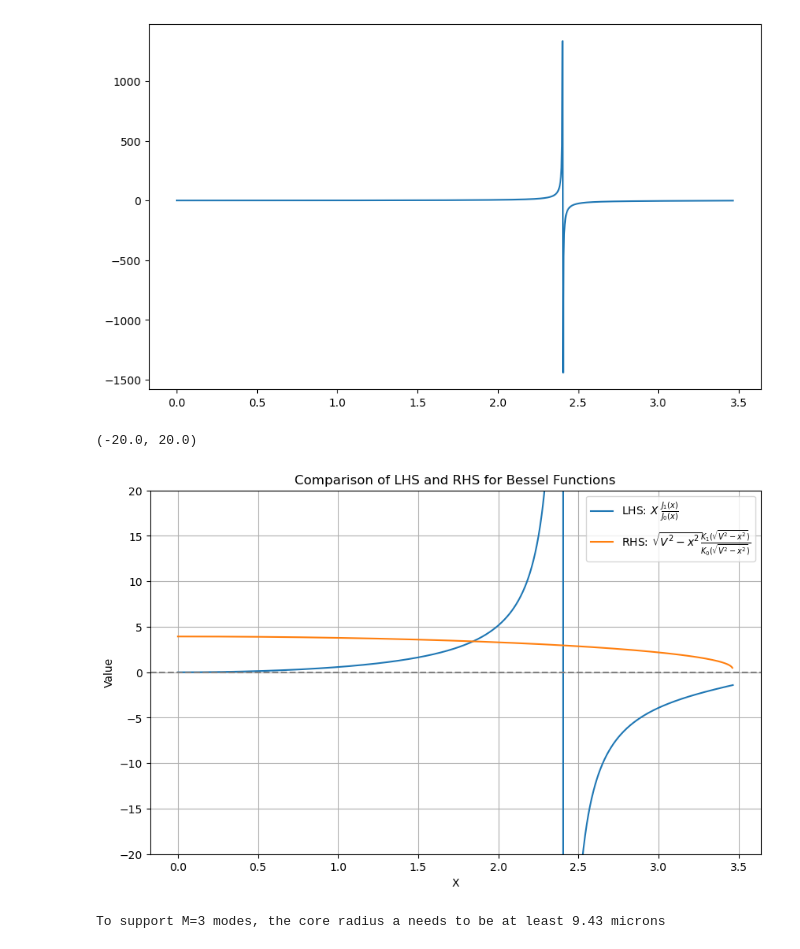
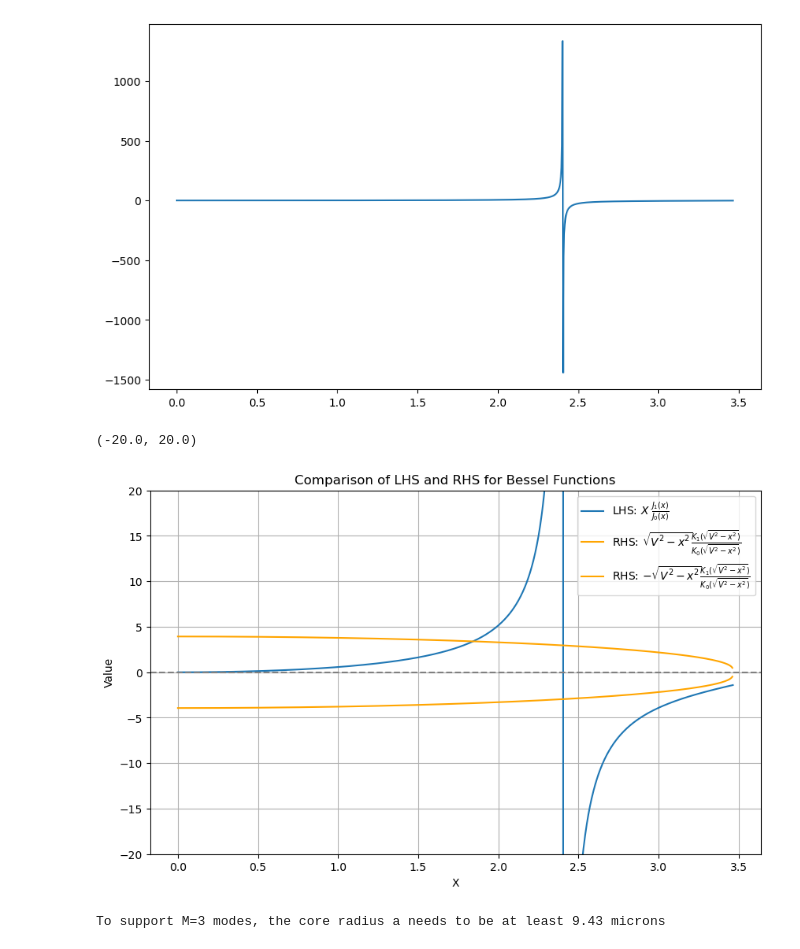
Before and after one commit to TongyueLiu/OH-Suppression-MRes-Project, a Jupyter notebook: Calculating Electric Field Properties.ipynb, the cells around one changed output. Saved outputs shown, nothing was run; the diff lists cells and outputs as text; code cells hidden in the pictures.

```diff
--- a/Calculating Electric Field Properties.ipynb
+++ b/Calculating Electric Field Properties.ipynb
@@ -440,6 +553,7 @@ Y_m3 = np.sqrt((V_m3)**2 - X_m3**2)
 # Note: jv(v, z) represent first kind of Bessel function of order v and argument z is the input value, z = X * r / a
 LHS_m3 = X_m3 * jv(1, X_m3) / jv(0, X_m3)
 RHS_m3 = Y_m3 * kv(1, Y_m3) / kv(0, Y_m3)
+RHS_m3_minus = - Y_m3 * kv(1, Y_m3) / kv(0, Y_m3)
 # %%
 # Plot the left-hand side and right-hand side of the equation
 plt.figure(figsize=(10, 6))
@@ -450,18 +564,19 @@ plt.plot(X_m3, LHS_m3, label='LHS: $X\ \\frac{J_1(x)}{J_0(x)}$')
 # %%
 # Plot the left-hand side and right-hand side of the equation
 plt.figure(figsize=(10, 6))
 plt.plot(X_m3, LHS_m3, label='LHS: $X\ \\frac{J_1(x)}{J_0(x)}$')
-plt.plot(X_m3, RHS_m3, label='RHS: $\sqrt{V^2 - x^2} \\frac{K_1(\sqrt{V^2 - x^2})}{K_0(\sqrt{V^2 - x^2})}$')
+plt.plot(X_m3, RHS_m3, label='RHS: $\sqrt{V^2 - x^2} \\frac{K_1(\sqrt{V^2 - x^2})}{K_0(\sqrt{V^2 - x^2})}$', color='orange')
+plt.plot(X_m3, RHS_m3_minus, label='RHS: $-\sqrt{V^2 - x^2} \\frac{K_1(\sqrt{V^2 - x^2})}{K_0(\sqrt{V^2 - x^2})}$', color='orange')
 plt.axhline(0, color='gray', linestyle='--')
 plt.title('Comparison of LHS and RHS for Bessel Functions')
 plt.xlabel('X')
 plt.ylabel('Value')
 plt.legend()
 plt.grid()
 plt.ylim(-20,20)
 # %% [output]
 (-20.0, 20.0)
-[figure, old version]
+[figure, new version]
 # %%
 # Maybe we should make the core radius bigger because I can see that the LHS and RHS do not intersect for M=3, which means the fibre cannot support M=3 modes.
 M3_extra = 3.9
```
Also changed, not shown: parts of 5 cells of this notebook.
